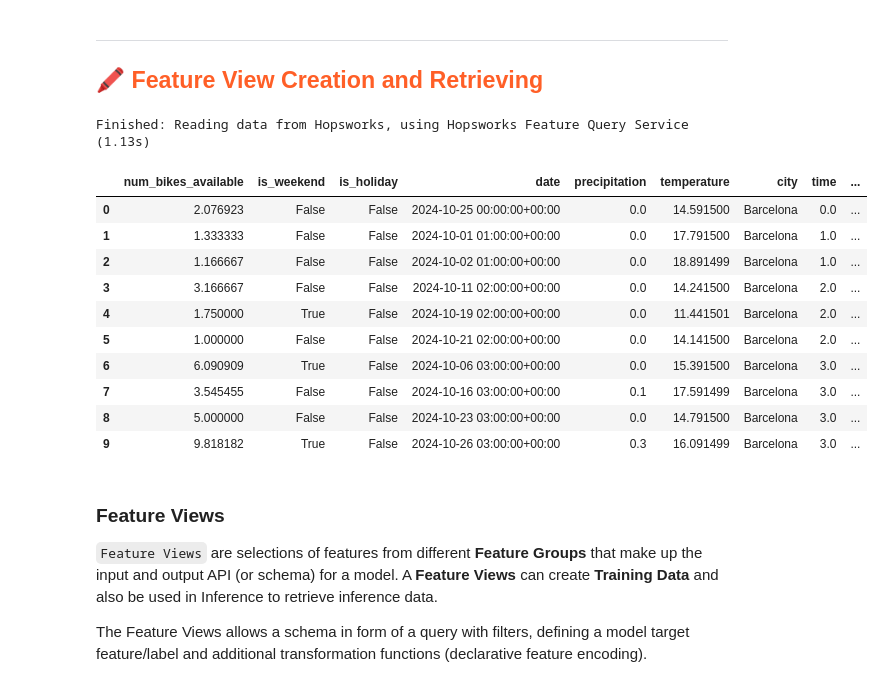
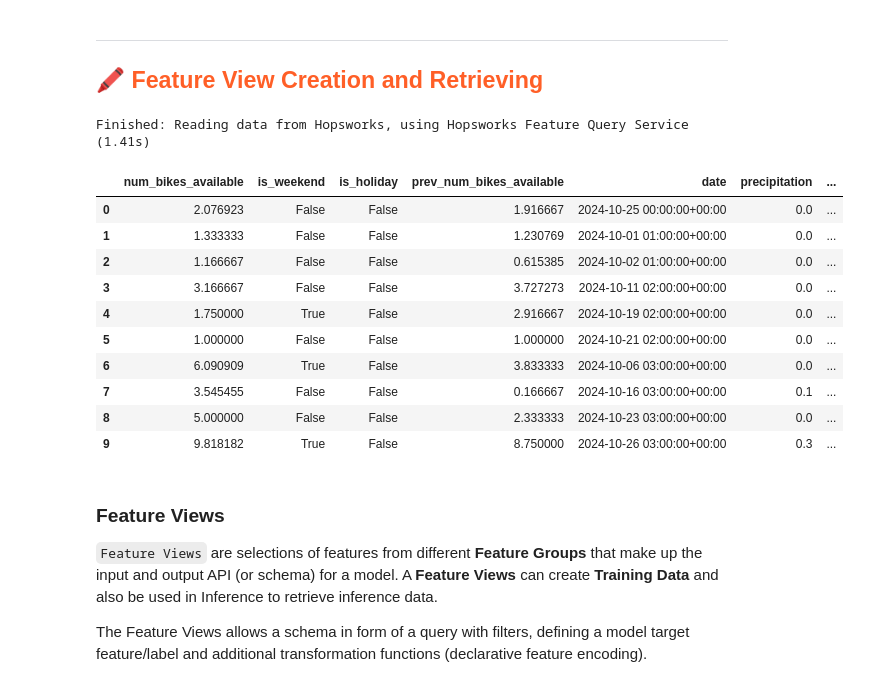
Before and after one commit to juliatribo/Bikes-prediction, a Jupyter notebook: notebooks/ch03/3_air_quality_training_pipeline.ipynb, the cells around one changed output. Cells and saved outputs as stored; diff of their text form; code cells hidden in the pictures.

```diff
--- a/notebooks/ch03/3_air_quality_training_pipeline.ipynb
+++ b/notebooks/ch03/3_air_quality_training_pipeline.ipynb
@@ -77,21 +75,21 @@ weather_fg = fs.get_feature_group(
 ## <span style="color:#ff5f27;"> 🖍 Feature View Creation and Retrieving </span>
 # %%
 # Select features for training data.
-selected_features = bikes_fg.select(['num_bikes_available','is_weekend','is_holiday']).join(weather_fg.select_all(), on=['time','date','day'])
+selected_features = bikes_fg.select(['num_bikes_available','is_weekend','is_holiday','prev_num_bikes_available']).join(weather_fg.select_all(), on=['time','date','day'])
 selected_features.show(10)
 # %% [output]
-Finished: Reading data from Hopsworks, using Hopsworks Feature Query Service (1.13s)
+Finished: Reading data from Hopsworks, using Hopsworks Feature Query Service (1.41s)
-|  | num_bikes_available | is_weekend | is_holiday | date | precipitation | temperature | city | time | ... |
-| 0 | 2.076923 | False | False | 2024-10-25 00:00:00+00:00 | 0.0 | 14.591500 | Barcelona | 0.0 | ... |
-| 1 | 1.333333 | False | False | 2024-10-01 01:00:00+00:00 | 0.0 | 17.791500 | Barcelona | 1.0 | ... |
-| 2 | 1.166667 | False | False | 2024-10-02 01:00:00+00:00 | 0.0 | 18.891499 | Barcelona | 1.0 | ... |
-| 3 | 3.166667 | False | False | 2024-10-11 02:00:00+00:00 | 0.0 | 14.241500 | Barcelona | 2.0 | ... |
-| 4 | 1.750000 | True | False | 2024-10-19 02:00:00+00:00 | 0.0 | 11.441501 | Barcelona | 2.0 | ... |
-| 5 | 1.000000 | False | False | 2024-10-21 02:00:00+00:00 | 0.0 | 14.141500 | Barcelona | 2.0 | ... |
-| 6 | 6.090909 | True | False | 2024-10-06 03:00:00+00:00 | 0.0 | 15.391500 | Barcelona | 3.0 | ... |
-| 7 | 3.545455 | False | False | 2024-10-16 03:00:00+00:00 | 0.1 | 17.591499 | Barcelona | 3.0 | ... |
-| 8 | 5.000000 | False | False | 2024-10-23 03:00:00+00:00 | 0.0 | 14.791500 | Barcelona | 3.0 | ... |
-| 9 | 9.818182 | True | False | 2024-10-26 03:00:00+00:00 | 0.3 | 16.091499 | Barcelona | 3.0 | ... |
+|  | num_bikes_available | is_weekend | is_holiday | prev_num_bikes_available | date | precipitation | ... |
+| 0 | 2.076923 | False | False | 1.916667 | 2024-10-25 00:00:00+00:00 | 0.0 | ... |
+| 1 | 1.333333 | False | False | 1.230769 | 2024-10-01 01:00:00+00:00 | 0.0 | ... |
+| 2 | 1.166667 | False | False | 0.615385 | 2024-10-02 01:00:00+00:00 | 0.0 | ... |
+| 3 | 3.166667 | False | False | 3.727273 | 2024-10-11 02:00:00+00:00 | 0.0 | ... |
+| 4 | 1.750000 | True | False | 2.916667 | 2024-10-19 02:00:00+00:00 | 0.0 | ... |
+| 5 | 1.000000 | False | False | 1.000000 | 2024-10-21 02:00:00+00:00 | 0.0 | ... |
+| 6 | 6.090909 | True | False | 3.833333 | 2024-10-06 03:00:00+00:00 | 0.0 | ... |
+| 7 | 3.545455 | False | False | 0.166667 | 2024-10-16 03:00:00+00:00 | 0.1 | ... |
+| 8 | 5.000000 | False | False | 2.333333 | 2024-10-23 03:00:00+00:00 | 0.0 | ... |
+| 9 | 9.818182 | True | False | 8.750000 | 2024-10-26 03:00:00+00:00 | 0.3 | ... |
 # %% [markdown]
 ### Feature Views
 
```
Also changed, not shown: parts of 14 cells of this notebook, 5 other files.
